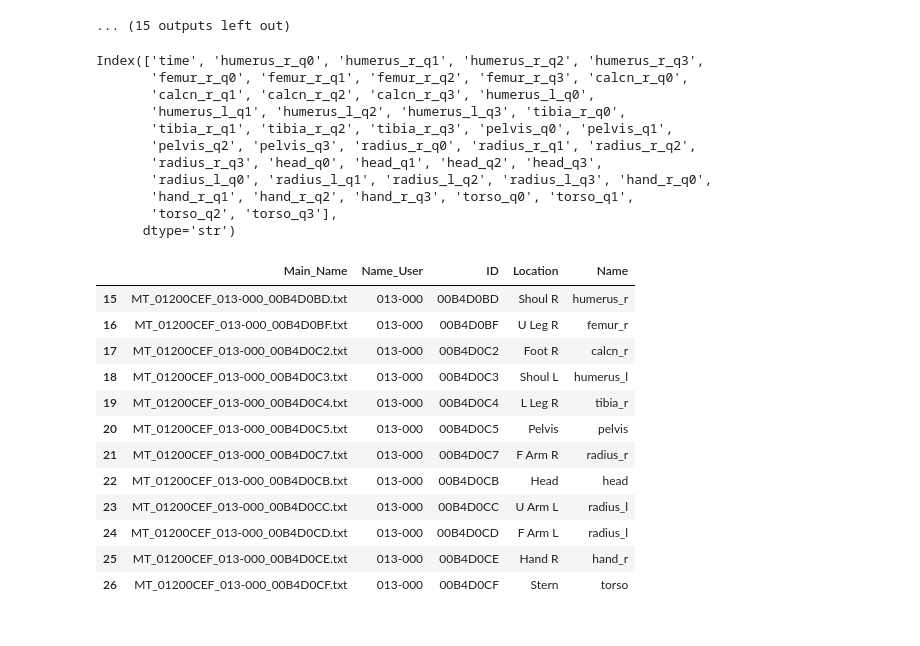
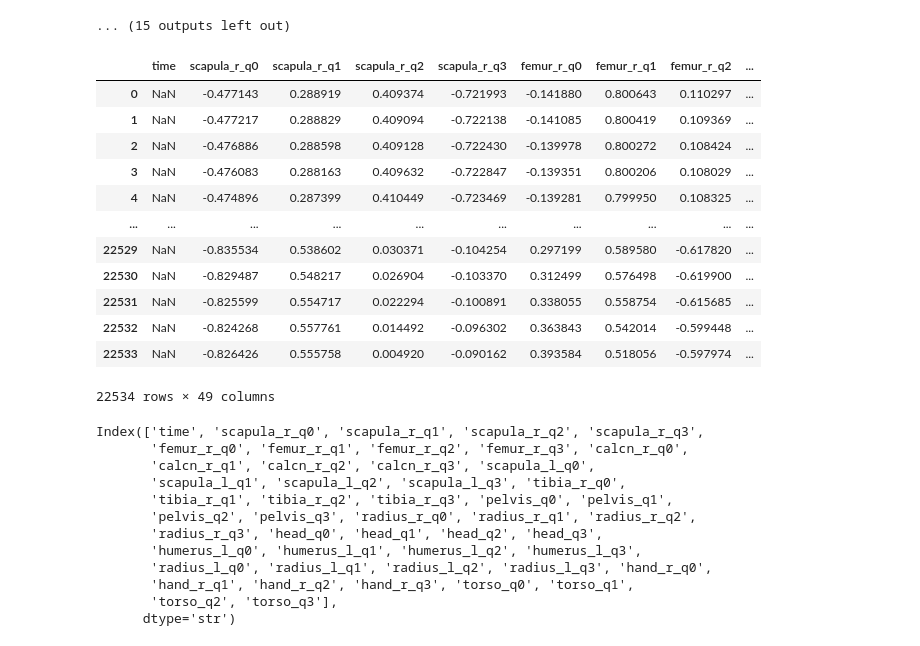
Before and after one commit to Mohsenmohebbi1993/Biomechanik, a Jupyter notebook: notebooks/5. IMU Analysis.ipynb, the cells around one changed output. Drawn from its saved outputs; the diff is of its cells as text; code cells hidden in the pictures.

Commit message:
read all data - debuge

```diff
--- a/notebooks/5. IMU Analysis.ipynb
+++ b/notebooks/5. IMU Analysis.ipynb
@@ -347,9 +375,3 @@ INFORMATION_TXT_FILE["Name_User"].unique()
 <StringArray>
 ['010-000', '011-000', '012-000', '013-000']
 Length: 4, dtype: str
-# %%
-for i in LIST_OF_USER:
-    df_all_data_txt = pd.DataFrame({"time":[]})
-    MASK = INFORMATION_TXT_FILE[INFORMATION_TXT_FILE["Name_User"].eq(i)]
-
-MASK
@@ -401,16 +414,33 @@ C:\Mohsen Folder\Fatemeh Project\Analysis_Data\data\raw\Kinematic data (xsens su
 C:\Mohsen Folder\Fatemeh Project\Analysis_Data\data\raw\Kinematic data (xsens suit)\Kinematic data (xsens suit)\MT_01200CEF_012-000_00B4D0CE.txt
 C:\Mohsen Folder\Fatemeh Project\Analysis_Data\data\raw\Kinematic data (xsens suit)\Kinematic data (xsens suit)\MT_01200CEF_012-000_00B4D0CF.txt
 ... (15 outputs left out)
+# %%
+df_all_data_txt
+# %% [output]
+|  | time | scapula_r_q0 | scapula_r_q1 | scapula_r_q2 | scapula_r_q3 | femur_r_q0 | femur_r_q1 | femur_r_q2 | ... |
+| 0 | NaN | -0.477143 | 0.288919 | 0.409374 | -0.721993 | -0.141880 | 0.800643 | 0.110297 | ... |
+| 1 | NaN | -0.477217 | 0.288829 | 0.409094 | -0.722138 | -0.141085 | 0.800419 | 0.109369 | ... |
+| 2 | NaN | -0.476886 | 0.288598 | 0.409128 | -0.722430 | -0.139978 | 0.800272 | 0.108424 | ... |
+| 3 | NaN | -0.476083 | 0.288163 | 0.409632 | -0.722847 | -0.139351 | 0.800206 | 0.108029 | ... |
+| 4 | NaN | -0.474896 | 0.287399 | 0.410449 | -0.723469 | -0.139281 | 0.799950 | 0.108325 | ... |
+| ... | ... | ... | ... | ... | ... | ... | ... | ... | ... |
+| 22529 | NaN | -0.835534 | 0.538602 | 0.030371 | -0.104254 | 0.297199 | 0.589580 | -0.617820 | ... |
+| 22530 | NaN | -0.829487 | 0.548217 | 0.026904 | -0.103370 | 0.312499 | 0.576498 | -0.619900 | ... |
+| 22531 | NaN | -0.825599 | 0.554717 | 0.022294 | -0.100891 | 0.338055 | 0.558754 | -0.615685 | ... |
+| 22532 | NaN | -0.824268 | 0.557761 | 0.014492 | -0.096302 | 0.363843 | 0.542014 | -0.599448 | ... |
+| 22533 | NaN | -0.826426 | 0.555758 | 0.004920 | -0.090162 | 0.393584 | 0.518056 | -0.597974 | ... |
+22534 rows × 49 columns
 # %%
 (df_all_data_txt.columns)
 # %% [output]
-Index(['time', 'humerus_r_q0', 'humerus_r_q1', 'humerus_r_q2', 'humerus_r_q3',
+Index(['time', 'scapula_r_q0', 'scapula_r_q1', 'scapula_r_q2', 'scapula_r_q3',
        'femur_r_q0', 'femur_r_q1', 'femur_r_q2', 'femur_r_q3', 'calcn_r_q0',
-       'calcn_r_q1', 'calcn_r_q2', 'calcn_r_q3', 'humerus_l_q0',
-       'humerus_l_q1', 'humerus_l_q2', 'humerus_l_q3', 'tibia_r_q0',
+       'calcn_r_q1', 'calcn_r_q2', 'calcn_r_q3', 'scapula_l_q0',
+       'scapula_l_q1', 'scapula_l_q2', 'scapula_l_q3', 'tibia_r_q0',
        'tibia_r_q1', 'tibia_r_q2', 'tibia_r_q3', 'pelvis_q0', 'pelvis_q1',
        'pelvis_q2', 'pelvis_q3', 'radius_r_q0', 'radius_r_q1', 'radius_r_q2',
        'radius_r_q3', 'head_q0', 'head_q1', 'head_q2', 'head_q3',
+       'humerus_l_q0', 'humerus_l_q1', 'humerus_l_q2', 'humerus_l_q3',
        'radius_l_q0', 'radius_l_q1', 'radius_l_q2', 'radius_l_q3', 'hand_r_q0',
        'hand_r_q1', 'hand_r_q2', 'hand_r_q3', 'torso_q0', 'torso_q1',
        'torso_q2', 'torso_q3'],
@@ -420,19 +450,3 @@ df_IMU = pd.read_csv(full_path,
                      skiprows=12,  # row 12 to end
                      sep=r"\t",   # separator= \t: one tab = one column
                      decimal=".")
-# %%
-INFORMATION_TXT_FILE[INFORMATION_TXT_FILE["Name_User"].eq("013-000")]
-# %% [output]
-|  | Main_Name | Name_User | ID | Location | Name |
-| 15 | MT_01200CEF_013-000_00B4D0BD.txt | 013-000 | 00B4D0BD | Shoul R | humerus_r |
-| 16 | MT_01200CEF_013-000_00B4D0BF.txt | 013-000 | 00B4D0BF | U Leg R | femur_r |
-| 17 | MT_01200CEF_013-000_00B4D0C2.txt | 013-000 | 00B4D0C2 | Foot R | calcn_r |
-| 18 | MT_01200CEF_013-000_00B4D0C3.txt | 013-000 | 00B4D0C3 | Shoul L | humerus_l |
-| 19 | MT_01200CEF_013-000_00B4D0C4.txt | 013-000 | 00B4D0C4 | L Leg R | tibia_r |
-| 20 | MT_01200CEF_013-000_00B4D0C5.txt | 013-000 | 00B4D0C5 | Pelvis | pelvis |
-| 21 | MT_01200CEF_013-000_00B4D0C7.txt | 013-000 | 00B4D0C7 | F Arm R | radius_r |
-| 22 | MT_01200CEF_013-000_00B4D0CB.txt | 013-000 | 00B4D0CB | Head | head |
-| 23 | MT_01200CEF_013-000_00B4D0CC.txt | 013-000 | 00B4D0CC | U Arm L | radius_l |
-| 24 | MT_01200CEF_013-000_00B4D0CD.txt | 013-000 | 00B4D0CD | F Arm L | radius_l |
-| 25 | MT_01200CEF_013-000_00B4D0CE.txt | 013-000 | 00B4D0CE | Hand R | hand_r |
-| 26 | MT_01200CEF_013-000_00B4D0CF.txt | 013-000 | 00B4D0CF | Stern | torso |
```
Also changed, not shown: parts of 4 cells of this notebook.
